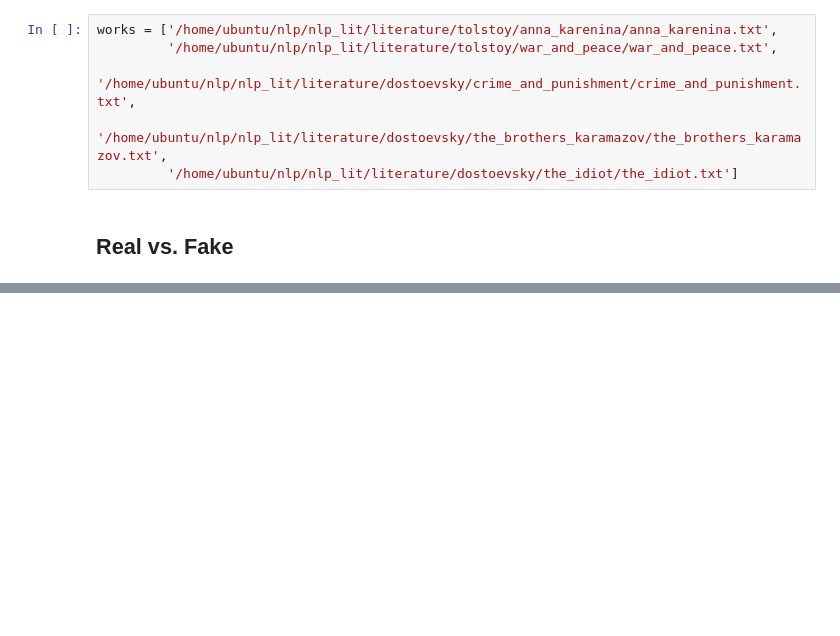
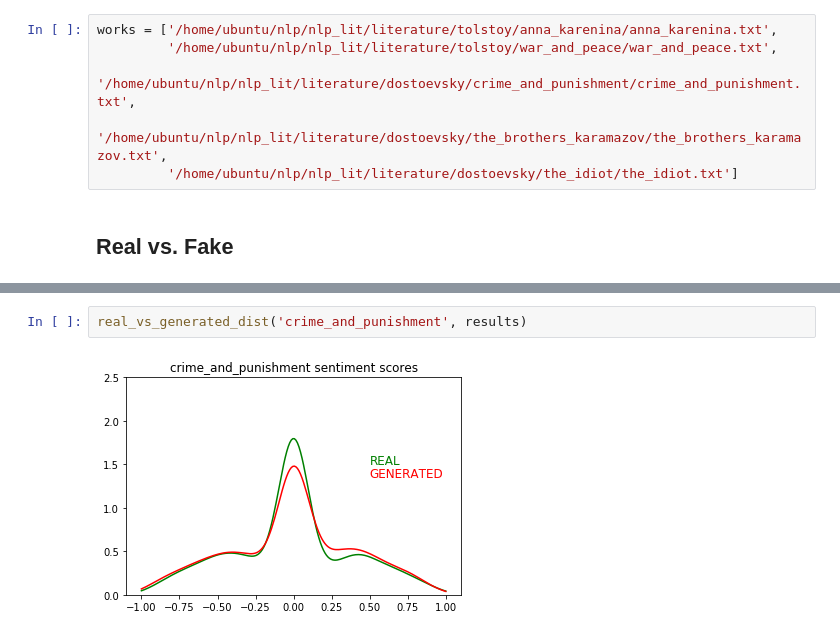
Before and after one commit to mdalfaro/nlp_lit, a Jupyter notebook: max_project.ipynb, the cells around one changed output, grey strips where cells are left out. Drawn from its saved outputs; the diff is of its cells as text; blank space fills up the shorter version.

```diff
--- a/max_project.ipynb
+++ b/max_project.ipynb
@@ -244,0 +213,4 @@ In the afternoon one of his classes was killed by the indignant traveller Ismail
+# %%
+real_vs_generated_dist('crime_and_punishment', results)
+# %% [output]
+[figure, added]
```
Also changed, not shown: parts of 27 cells of this notebook.
